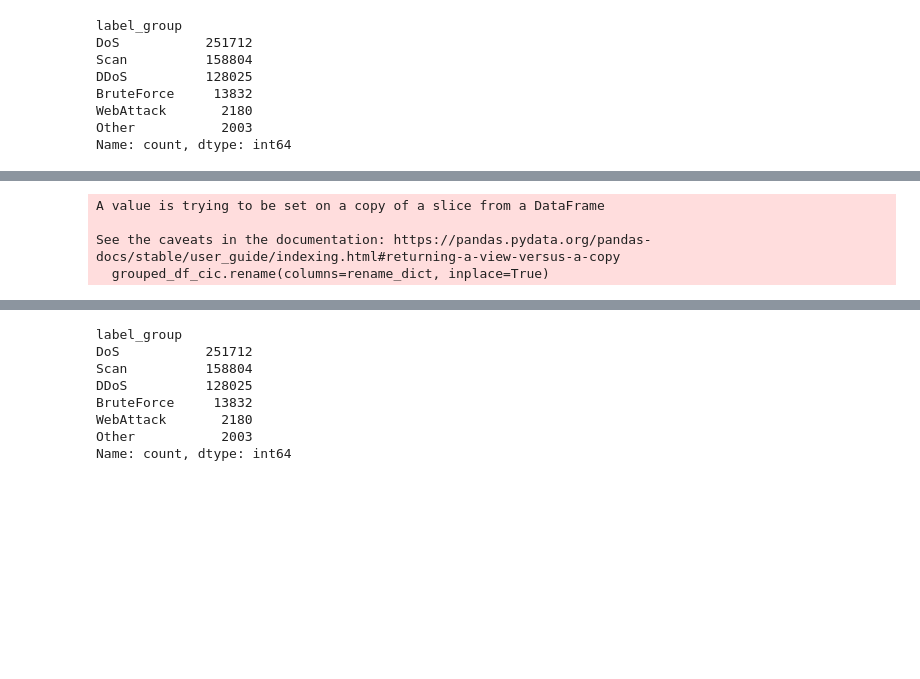
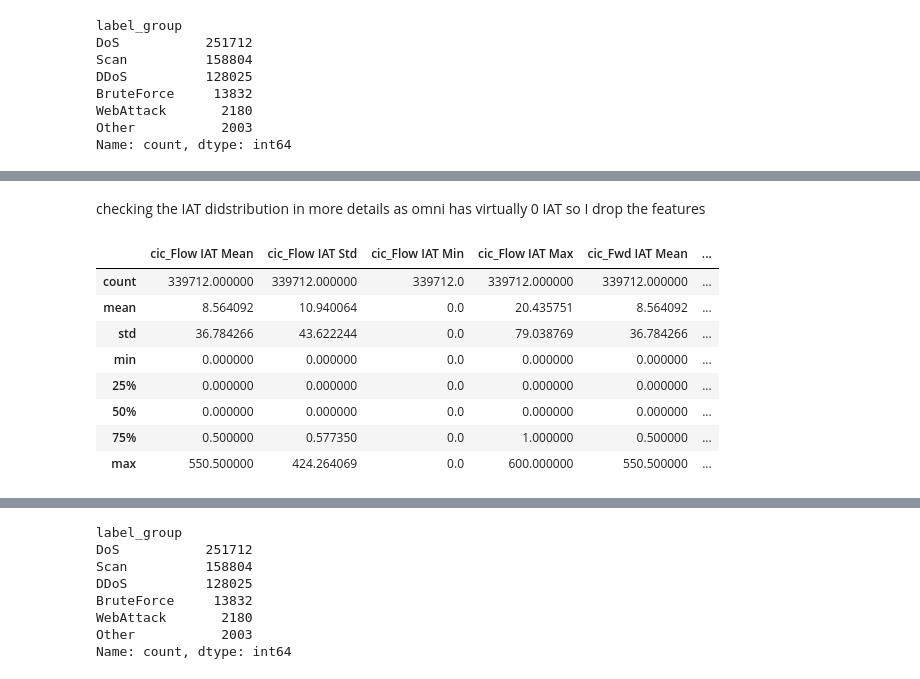
Before and after one commit to lucchinaluca/thesis-datasec, a Jupyter notebook: Pseudo-Labeling.ipynb, the cells around one changed output, grey strips where cells are left out. Drawn from its saved outputs; the diff is of its cells as text; code cells hidden in the pictures; blank space fills up the shorter version.

```diff
--- a/Pseudo-Labeling.ipynb
+++ b/Pseudo-Labeling.ipynb
@@ -117,43 +125,18 @@ grouped_df
 cic_columns = grouped_df.filter(regex='^cic').columns
 grouped_df = grouped_df[[col for col in grouped_df.columns if 'emb' not in col]]
 grouped_df_cic = grouped_df[cic_columns]
-# %%
-import pandas as pd
-
-feature_mapping = [
-    ('Destination Port', 'cic_Destination Port'),
-    ('Flow Duration', 'cic_Flow Duration'),
-    ('Total Fwd Packets', 'cic_Total Fwd Packets'),
-    ('Total Length of Fwd Packets', 'cic_Total Length of Fwd Packets'),
-    ('Fwd Packet Length Max', 'cic_Fwd Packet Length Max'),
-    ('Fwd Packet Length Min', 'cic_Fwd Packet Length Min'),
-    ('Fwd Packet Length Mean', 'cic_Fwd Packet Length Mean'),
-    ('Fwd Packet Length Std', 'cic_Fwd Packet Length Std'),
-    ('Flow Bytes/s', 'cic_Flow Bytes/s'),
-    ('Flow Packets/s', 'cic_Flow Packets/s'),
-    ('Flow IAT Mean', 'cic_Flow IAT Mean'),
-    ('Flow IAT Std', 'cic_Flow IAT Std'),
-    ('Flow IAT Max', 'cic_Flow IAT Max'),
-    ('Flow IAT Min', 'cic_Flow IAT Min'),
-    ('Fwd IAT Total', 'cic_Fwd IAT Total'),
-    ('Fwd IAT Mean', 'cic_Fwd IAT Mean'),
-    ('Fwd IAT Std', 'cic_Fwd IAT Std'),
-    ('Fwd IAT Max', 'cic_Fwd IAT Max'),
-    ('Fwd IAT Min', 'cic_Fwd IAT Min'),
-    ('Fwd Packets/s', 'cic_Fwd Packets/s'),
-    ('Min Packet Length', 'cic_Min Packet Length'),
-    ('Max Packet Length', 'cic_Max Packet Length'),
-    ('Packet Length Mean', 'cic_Packet Length Mean'),
-    ('Packet Length Std', 'cic_Packet Length Std'),
-    ('Packet Length Variance', 'cic_Packet Length Variance'),
-    ('Average Packet Size', 'cic_Average Packet Size'),
-    ('Avg Fwd Segment Size', 'cic_Avg Fwd Segment Size')
-]
-
-rename_dict = {cic_name: new_name for new_name, cic_name in feature_mapping}
-grouped_df_cic.rename(columns=rename_dict, inplace=True)
-# %% [output]
-A value is trying to be set on a copy of a slice from a DataFrame
-
-See the caveats in the documentation: https://pandas.pydata.org/pandas-docs/stable/user_guide/indexing.html#returning-a-view-versus-a-copy
-  grouped_df_cic.rename(columns=rename_dict, inplace=True)
+# %% [markdown]
+checking the IAT didstribution in more details as omni has virtually 0 IAT so I drop the features
+# %%
+IAT = grouped_df.filter(regex="IAT*").columns
+grouped_df[IAT].describe()
+# %% [output]
+|  | cic_Flow IAT Mean | cic_Flow IAT Std | cic_Flow IAT Min | cic_Flow IAT Max | cic_Fwd IAT Mean | ... |
+| count | 339712.000000 | 339712.000000 | 339712.0 | 339712.000000 | 339712.000000 | ... |
+| mean | 8.564092 | 10.940064 | 0.0 | 20.435751 | 8.564092 | ... |
+| std | 36.784266 | 43.622244 | 0.0 | 79.038769 | 36.784266 | ... |
+| min | 0.000000 | 0.000000 | 0.0 | 0.000000 | 0.000000 | ... |
+| 25% | 0.000000 | 0.000000 | 0.0 | 0.000000 | 0.000000 | ... |
+| 50% | 0.000000 | 0.000000 | 0.0 | 0.000000 | 0.000000 | ... |
+| 75% | 0.500000 | 0.577350 | 0.0 | 1.000000 | 0.500000 | ... |
+| max | 550.500000 | 424.264069 | 0.0 | 600.000000 | 550.500000 | ... |
```
Also changed, not shown: parts of 28 cells of this notebook.
